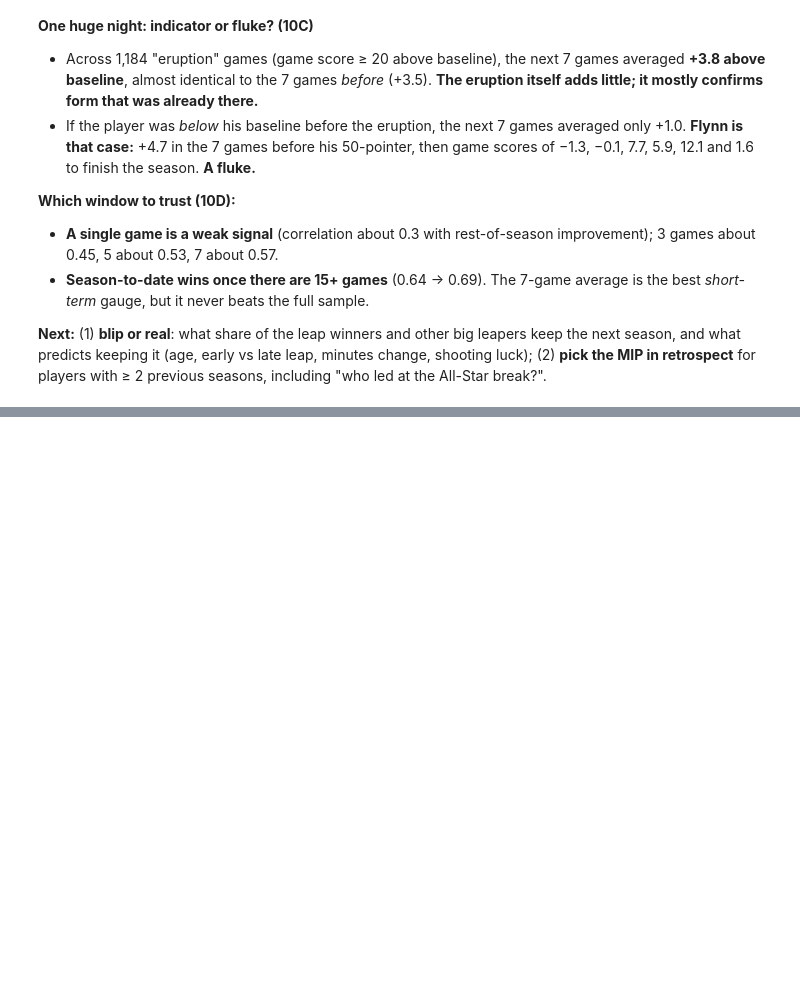
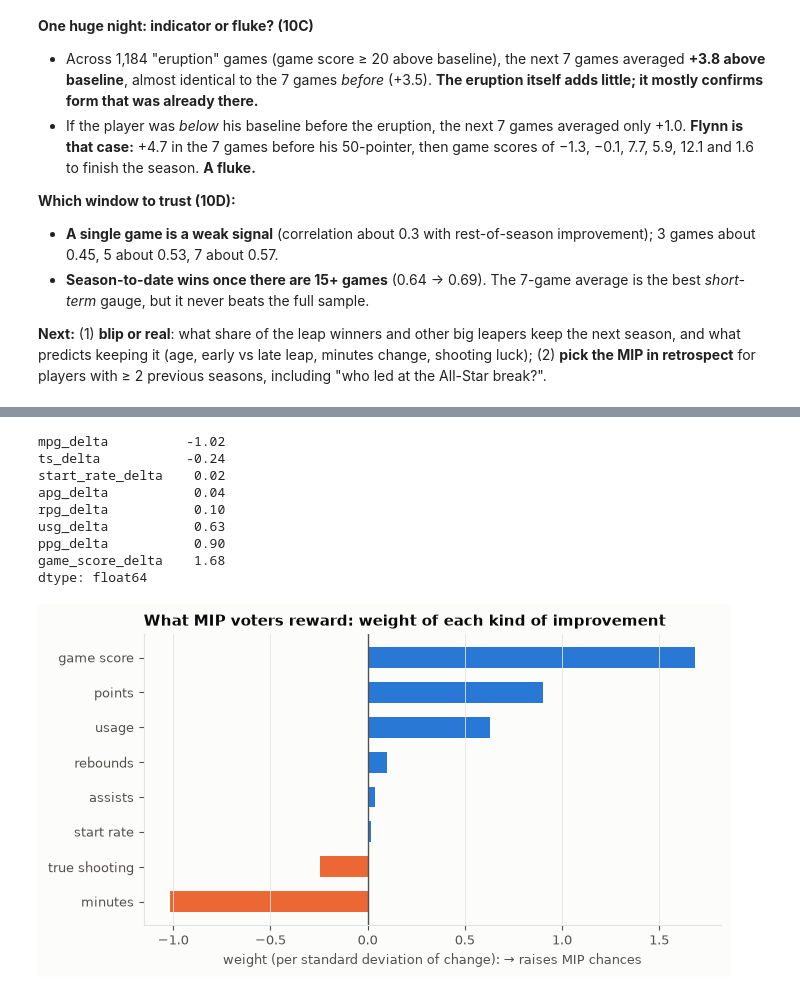
Before and after one commit to dan-j-e/unicorn-hunting, a Jupyter notebook: notebooks/10_mip_leaps.ipynb, the cells around one changed output, grey strips where cells are left out. Drawn from its saved outputs; the diff is of its cells as text; code cells hidden in the pictures; blank space fills up the shorter version.

```diff
--- a/notebooks/10_mip_leaps.ipynb
+++ b/notebooks/10_mip_leaps.ipynb
@@ -316,0 +322,10 @@ el[el["season"] == "2025-26"].nsmallest(8, "rank")[cols].round(1).reset_index(dr
+# %%
+from unicorn.mip import DELTAS, ChoiceModel, out_of_sample_probabilities, summarize
+
+e = el.reset_index(drop=True)
+results, probs = {}, {}
+for name, feats in {"points-per-game change only": ["ppg_delta"], "all stat changes": DELTAS}.items():
+    for scheme, label in [("loso", "trained on all other seasons"), ("walk_forward", "trained on earlier seasons only")]:
+        probs[(name, scheme)] = out_of_sample_probabilities(e, feats, scheme)
+        results[(name, label)] = summarize(e, probs[(name, scheme)])
+pd.DataFrame(results).T.round(3)
@@ -316,0 +338,22 @@ el[el["season"] == "2025-26"].nsmallest(8, "rank")[cols].round(1).reset_index(dr
+# %%
+coef = ChoiceModel(DELTAS, l2=1.0).fit(e).coefficients().sort_values()
+labels = {"ppg_delta": "points", "rpg_delta": "rebounds", "apg_delta": "assists", "mpg_delta": "minutes",
+          "game_score_delta": "game score", "ts_delta": "true shooting", "usg_delta": "usage", "start_rate_delta": "start rate"}
+fig, ax = plt.subplots(figsize=(7, 3.8))
+ax.barh([labels[c] for c in coef.index], coef.values, color=np.where(coef > 0, BLUE, ORANGE), height=0.6)
+ax.axvline(0, color=INK2, linewidth=1); ax.grid(axis="y", visible=False)
+ax.set_xlabel("weight (per standard deviation of change): → raises MIP chances")
+ax.set_title("What MIP voters reward: weight of each kind of improvement", loc="left")
+fig.tight_layout(); fig.savefig(FIG_DIR / "10_mip_vote_weights.png", dpi=150, bbox_inches="tight")
+coef.round(2)
+# %% [output]
+mpg_delta          -1.02
+ts_delta           -0.24
+start_rate_delta    0.02
+apg_delta           0.04
+rpg_delta           0.10
+usg_delta           0.63
+ppg_delta           0.90
+game_score_delta    1.68
+dtype: float64
+[figure, added]
```
Also changed, not shown: parts of 10 cells of this notebook, 5 other files.
